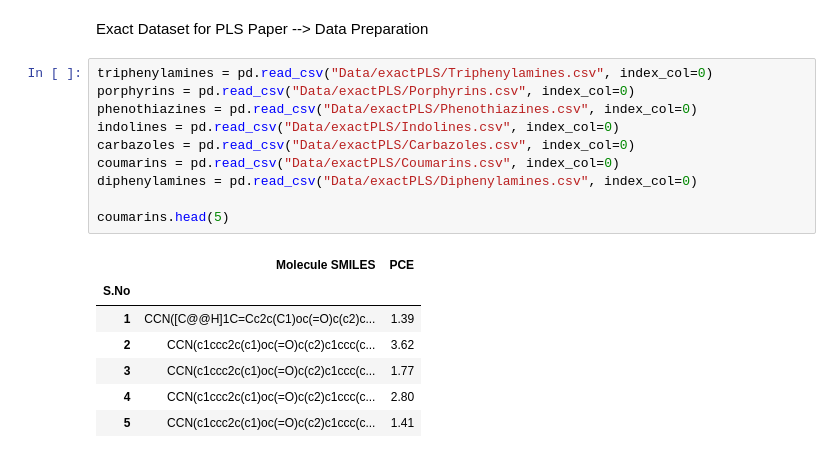
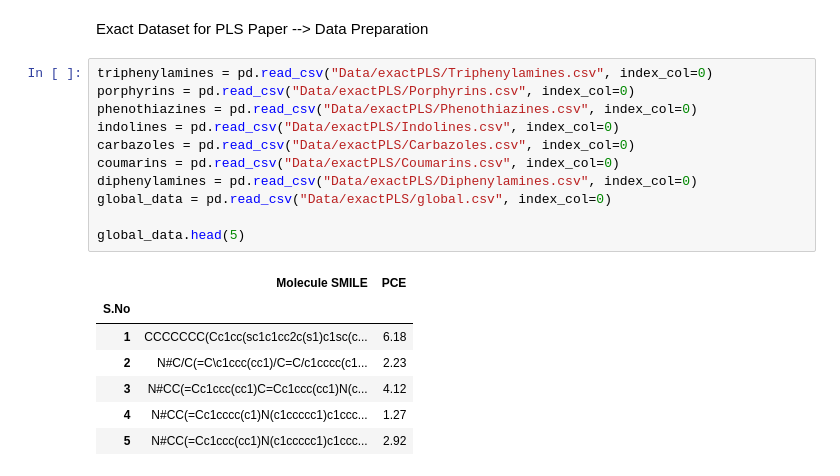
Before and after one commit to PaulC61/Cheminformatics, a Jupyter notebook: InternshipM2_BIU/WorkingEnvironment/Phase2/convertSmilestoSdf.ipynb, the cells around one changed output. Cells and saved outputs as stored; diff of their text form.

```diff
--- a/InternshipM2_BIU/WorkingEnvironment/Phase2/convertSmilestoSdf.ipynb
+++ b/InternshipM2_BIU/WorkingEnvironment/Phase2/convertSmilestoSdf.ipynb
@@ -66,21 +66,22 @@ Exact Dataset for PLS Paper --> Data Preparation
 # %%
 triphenylamines = pd.read_csv("Data/exactPLS/Triphenylamines.csv", index_col=0)
 porphyrins = pd.read_csv("Data/exactPLS/Porphyrins.csv", index_col=0)
 phenothiazines = pd.read_csv("Data/exactPLS/Phenothiazines.csv", index_col=0)
 indolines = pd.read_csv("Data/exactPLS/Indolines.csv", index_col=0)
 carbazoles = pd.read_csv("Data/exactPLS/Carbazoles.csv", index_col=0)
 coumarins = pd.read_csv("Data/exactPLS/Coumarins.csv", index_col=0)
 diphenylamines = pd.read_csv("Data/exactPLS/Diphenylamines.csv", index_col=0)
+global_data = pd.read_csv("Data/exactPLS/global.csv", index_col=0)
 
-coumarins.head(5)
+global_data.head(5)
 # %% [output]
-|  | Molecule SMILES | PCE |
+|  | Molecule SMILE | PCE |
 | S.No |  |  |
-| 1 | CCN([C@@H]1C=Cc2c(C1)oc(=O)c(c2)c... | 1.39 |
-| 2 | CCN(c1ccc2c(c1)oc(=O)c(c2)c1ccc(c... | 3.62 |
-| 3 | CCN(c1ccc2c(c1)oc(=O)c(c2)c1ccc(c... | 1.77 |
-| 4 | CCN(c1ccc2c(c1)oc(=O)c(c2)c1ccc(c... | 2.80 |
-| 5 | CCN(c1ccc2c(c1)oc(=O)c(c2)c1ccc(c... | 1.41 |
+| 1 | CCCCCCC(Cc1cc(sc1c1cc2c(s1)c1sc(c... | 6.18 |
+| 2 | N#C/C(=C\c1ccc(cc1)/C=C/c1cccc(c1... | 2.23 |
+| 3 | N#CC(=Cc1ccc(cc1)C=Cc1ccc(cc1)N(c... | 4.12 |
+| 4 | N#CC(=Cc1cccc(c1)N(c1ccccc1)c1ccc... | 1.27 |
+| 5 | N#CC(=Cc1ccc(cc1)N(c1ccccc1)c1ccc... | 2.92 |
 # %%
 PandasTools.AddMoleculeColumnToFrame(triphenylamines, 'Molecule SMILE', 'MolCol', includeFingerprints=False)
 PandasTools.AddMoleculeColumnToFrame(porphyrins, 'Molecule SMILE', 'MolCol', includeFingerprints=False)
```
Also changed, not shown: parts of 2 cells of this notebook, 1 other file.
